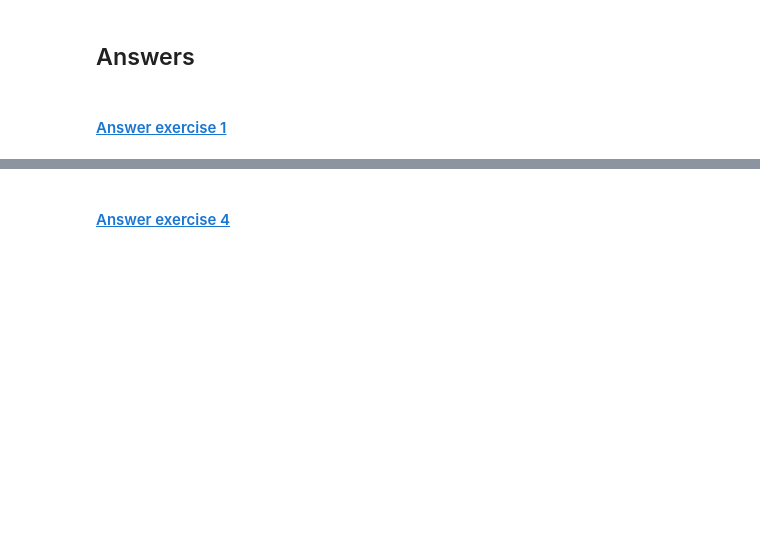
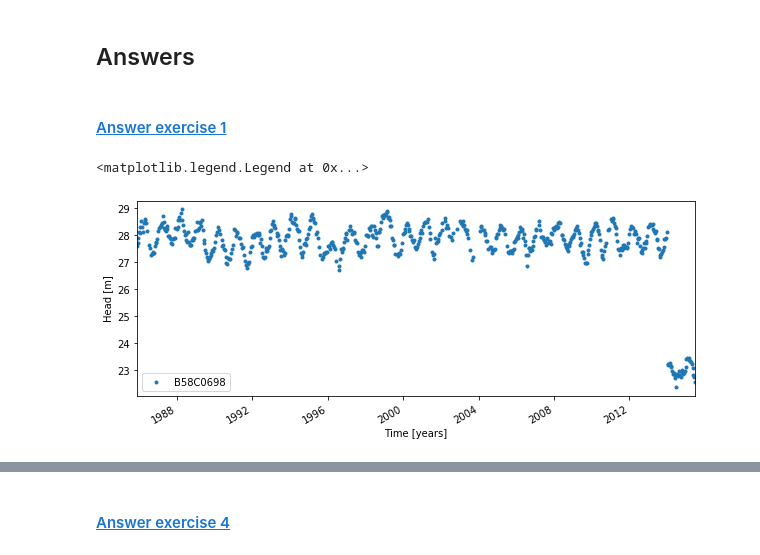
Before and after one commit to MAMBA-python/course-material, a Jupyter notebook: Exercise_notebooks/On_topic/24_pastas/1_basic_pastas_model.ipynb, the cells around one changed output, grey strips where cells are left out. Saved outputs shown, nothing was run; the diff lists cells and outputs as text; code cells hidden in the pictures; blank space fills up the shorter version.

```diff
--- a/Exercise_notebooks/On_topic/24_pastas/1_basic_pastas_model.ipynb
+++ b/Exercise_notebooks/On_topic/24_pastas/1_basic_pastas_model.ipynb
@@ -152,3 +210,12 @@ The folder `data\nb1` contains the files `head_ex9.csv`,
 ## Answers
 # %% [markdown]
 #### <a href="#ex1">Answer exercise 1</a> <a name="ans1"></a>
+# %%
+fig, ax = plt.subplots(figsize=(10, 4))
+gwdata_raw.plot(style='.', ax=ax, label='B58C0698')
+ax.set_ylabel('Head [m]')
+ax.set_xlabel('Time [years]')
+ax.legend()
+# %% [output]
+<matplotlib.legend.Legend at 0x...>
+[figure, added]
```
Also changed, not shown: parts of 40 cells of this notebook, 25 other files.
